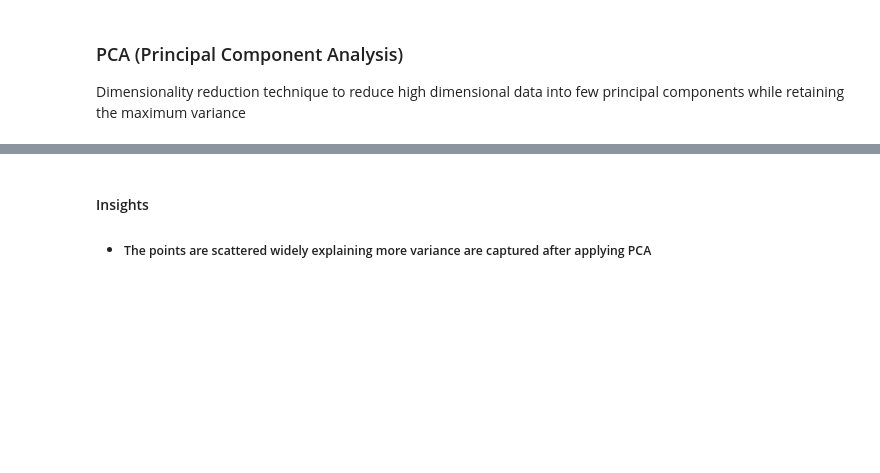
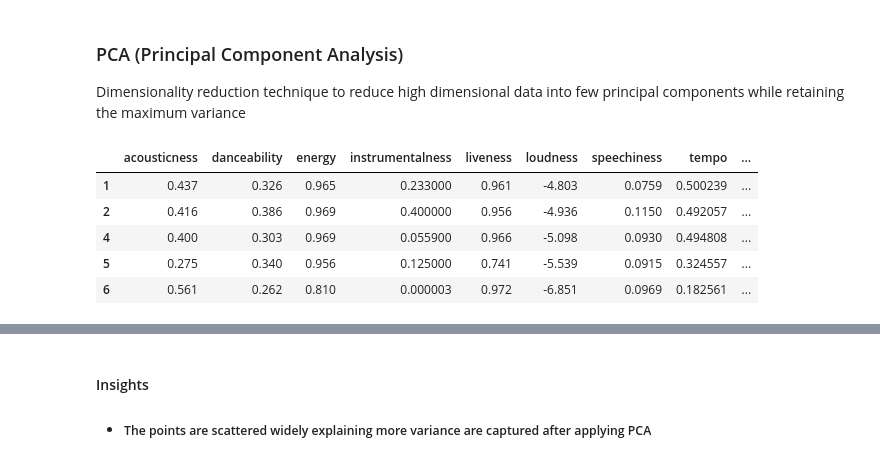
Before and after one commit to lalraviranjan/iitg_genAiMl, a Jupyter notebook: Machine-Learning-Project/Creating-Cohorts-of-Songs/Cohorts-of-songs-unsupervised-learning-implementation.ipynb, the cells around one changed output, grey strips where cells are left out. Cells and saved outputs as stored; diff of their text form; code cells hidden in the pictures; blank space fills up the shorter version.

```diff
--- a/Machine-Learning-Project/Creating-Cohorts-of-Songs/Cohorts-of-songs-unsupervised-learning-implementation.ipynb
+++ b/Machine-Learning-Project/Creating-Cohorts-of-Songs/Cohorts-of-songs-unsupervised-learning-implementation.ipynb
@@ -444,3 +455,12 @@ df.drop(columns=['name', 'album', 'popularity_label'], inplace=True, axis=1)
+# %%
+df.head()
+# %% [output]
+|  | acousticness | danceability | energy | instrumentalness | liveness | loudness | speechiness | tempo | ... |
+| 1 | 0.437 | 0.326 | 0.965 | 0.233000 | 0.961 | -4.803 | 0.0759 | 0.500239 | ... |
+| 2 | 0.416 | 0.386 | 0.969 | 0.400000 | 0.956 | -4.936 | 0.1150 | 0.492057 | ... |
+| 4 | 0.400 | 0.303 | 0.969 | 0.055900 | 0.966 | -5.098 | 0.0930 | 0.494808 | ... |
+| 5 | 0.275 | 0.340 | 0.956 | 0.125000 | 0.741 | -5.539 | 0.0915 | 0.324557 | ... |
+| 6 | 0.561 | 0.262 | 0.810 | 0.000003 | 0.972 | -6.851 | 0.0969 | 0.182561 | ... |
 # %%
 len(df.columns)
 # %% [output]
```
Also changed, not shown: parts of 31 cells of this notebook.
